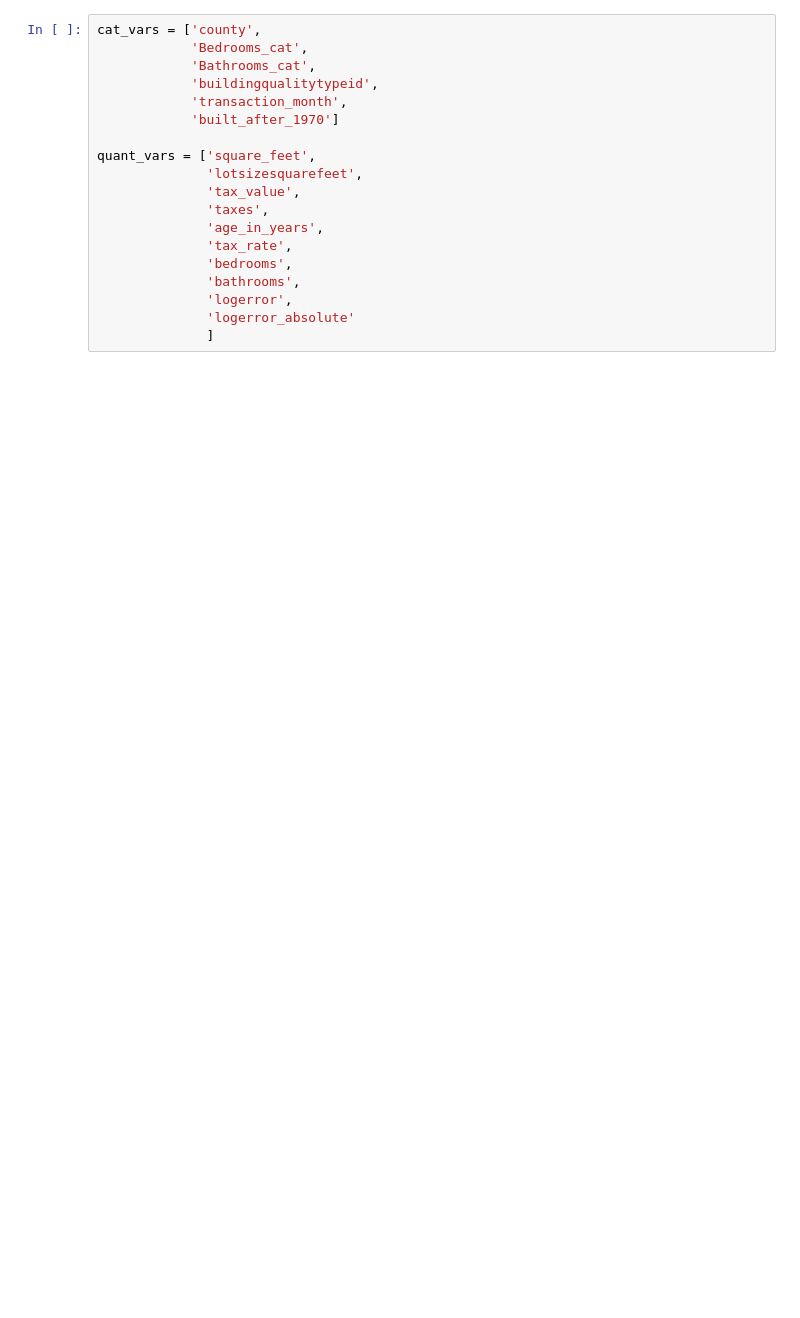
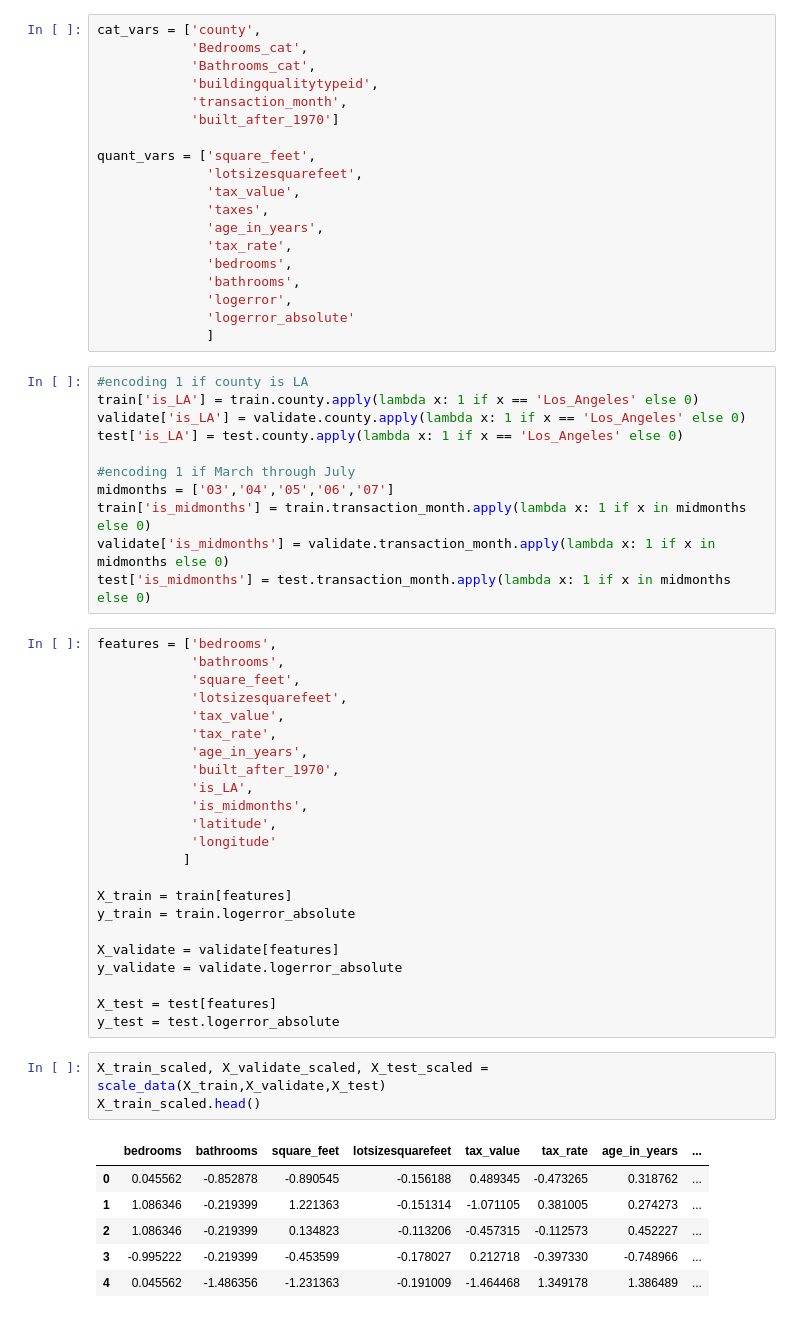
Before and after one commit to sam-and-ken/clustering-project, a Jupyter notebook: Cluster_project_explore_Ken.ipynb, the cells around one changed output. Cells and saved outputs as stored; diff of their text form; blank space fills up the shorter version.

```diff
--- a/Cluster_project_explore_Ken.ipynb
+++ b/Cluster_project_explore_Ken.ipynb
@@ -313,3 +316,47 @@ quant_vars = ['square_feet',
               'logerror',
               'logerror_absolute'
               ]
+# %%
+#encoding 1 if county is LA
+train['is_LA'] = train.county.apply(lambda x: 1 if x == 'Los_Angeles' else 0)
+validate['is_LA'] = validate.county.apply(lambda x: 1 if x == 'Los_Angeles' else 0)
+test['is_LA'] = test.county.apply(lambda x: 1 if x == 'Los_Angeles' else 0)
+
+#encoding 1 if March through July
+midmonths = ['03','04','05','06','07']
+train['is_midmonths'] = train.transaction_month.apply(lambda x: 1 if x in midmonths else 0)
+validate['is_midmonths'] = validate.transaction_month.apply(lambda x: 1 if x in midmonths else 0)
+test['is_midmonths'] = test.transaction_month.apply(lambda x: 1 if x in midmonths else 0)
+# %%
+features = ['bedrooms',
+            'bathrooms',
+            'square_feet',
+            'lotsizesquarefeet',
+            'tax_value',
+            'tax_rate',
+            'age_in_years',
+            'built_after_1970',
+            'is_LA',
+            'is_midmonths',
+            'latitude',
+            'longitude'
+           ]
+
+X_train = train[features]
+y_train = train.logerror_absolute
+
+X_validate = validate[features]
+y_validate = validate.logerror_absolute
+
+X_test = test[features]
+y_test = test.logerror_absolute
+# %%
+X_train_scaled, X_validate_scaled, X_test_scaled = scale_data(X_train,X_validate,X_test)
+X_train_scaled.head()
+# %% [output]
+|  | bedrooms | bathrooms | square_feet | lotsizesquarefeet | tax_value | tax_rate | age_in_years | ... |
+| 0 | 0.045562 | -0.852878 | -0.890545 | -0.156188 | 0.489345 | -0.473265 | 0.318762 | ... |
+| 1 | 1.086346 | -0.219399 | 1.221363 | -0.151314 | -1.071105 | 0.381005 | 0.274273 | ... |
+| 2 | 1.086346 | -0.219399 | 0.134823 | -0.113206 | -0.457315 | -0.112573 | 0.452227 | ... |
+| 3 | -0.995222 | -0.219399 | -0.453599 | -0.178027 | 0.212718 | -0.397330 | -0.748966 | ... |
+| 4 | 0.045562 | -1.486356 | -1.231363 | -0.191009 | -1.464468 | 1.349178 | 1.386489 | ... |
```
Also changed, not shown: parts of 5 cells of this notebook.
